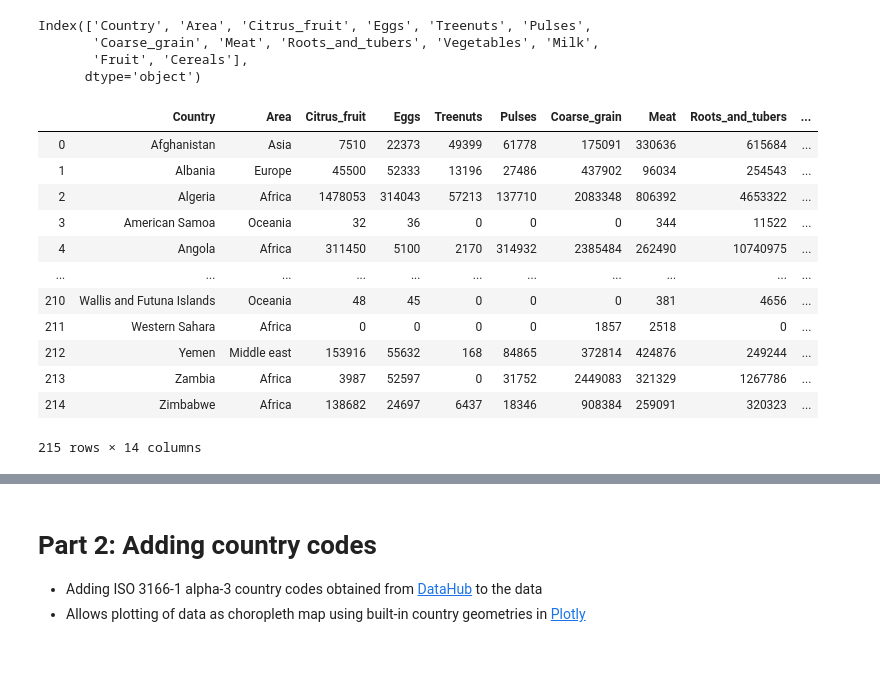
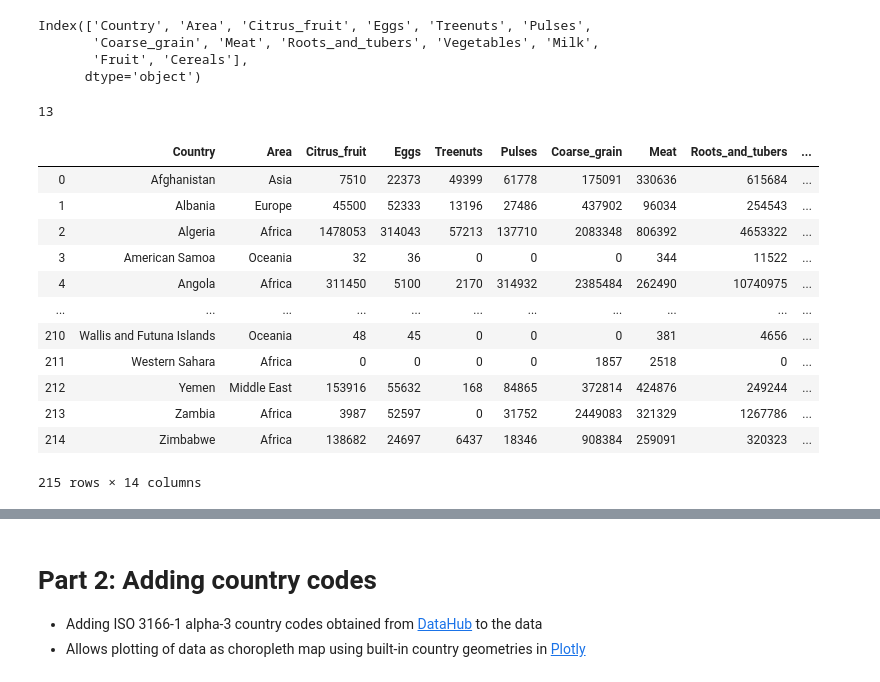
Before and after one commit to vtwkam1/world-food-production, a Jupyter notebook: cfg.ipynb, the cells around one changed output, grey strips where cells are left out. Cells and saved outputs as stored; diff of their text form; code cells hidden in the pictures.

```diff
--- a/cfg.ipynb
+++ b/cfg.ipynb
@@ -42,18 +42,26 @@ Index(['Country', 'Area', 'Citrus_fruit', 'Eggs', 'Treenuts', 'Pulses',
 # %%
 # calculate total production
 data['Total'] = data.sum(axis=1, numeric_only=True)
-data
-# %% [output]
-|  | Country | Area | Citrus_fruit | Eggs | Treenuts | Pulses | Coarse_grain | Meat | Roots_and_tubers | ... |
-| 0 | Afghanistan | Asia | 7510 | 22373 | 49399 | 61778 | 175091 | 330636 | 615684 | ... |
-| 1 | Albania | Europe | 45500 | 52333 | 13196 | 27486 | 437902 | 96034 | 254543 | ... |
-| 2 | Algeria | Africa | 1478053 | 314043 | 57213 | 137710 | 2083348 | 806392 | 4653322 | ... |
-| 3 | American Samoa | Oceania | 32 | 36 | 0 | 0 | 0 | 344 | 11522 | ... |
-| 4 | Angola | Africa | 311450 | 5100 | 2170 | 314932 | 2385484 | 262490 | 10740975 | ... |
-| ... | ... | ... | ... | ... | ... | ... | ... | ... | ... | ... |
-| 210 | Wallis and Futuna Islands | Oceania | 48 | 45 | 0 | 0 | 0 | 381 | 4656 | ... |
-| 211 | Western Sahara | Africa | 0 | 0 | 0 | 0 | 1857 | 2518 | 0 | ... |
-| 212 | Yemen | Middle east | 153916 | 55632 | 168 | 84865 | 372814 | 424876 | 249244 | ... |
-| 213 | Zambia | Africa | 3987 | 52597 | 0 | 31752 | 2449083 | 321329 | 1267786 | ... |
-| 214 | Zimbabwe | Africa | 138682 | 24697 | 6437 | 18346 | 908384 | 259091 | 320323 | ... |
-215 rows × 14 columns
+# %%
+# identified improper capitalisation of Middle East when plotting
+data['Area'].str.contains('Middle east').sum()
+# %% [output]
+13
+# %%
+# ensure proper title-style capitalisation of continent names
+data['Area'] = data['Area'].str.title()
+data
+# %% [output]
+|  | Country | Area | Citrus_fruit | Eggs | Treenuts | Pulses | Coarse_grain | Meat | Roots_and_tubers | ... |
+| 0 | Afghanistan | Asia | 7510 | 22373 | 49399 | 61778 | 175091 | 330636 | 615684 | ... |
+| 1 | Albania | Europe | 45500 | 52333 | 13196 | 27486 | 437902 | 96034 | 254543 | ... |
+| 2 | Algeria | Africa | 1478053 | 314043 | 57213 | 137710 | 2083348 | 806392 | 4653322 | ... |
+| 3 | American Samoa | Oceania | 32 | 36 | 0 | 0 | 0 | 344 | 11522 | ... |
+| 4 | Angola | Africa | 311450 | 5100 | 2170 | 314932 | 2385484 | 262490 | 10740975 | ... |
+| ... | ... | ... | ... | ... | ... | ... | ... | ... | ... | ... |
+| 210 | Wallis and Futuna Islands | Oceania | 48 | 45 | 0 | 0 | 0 | 381 | 4656 | ... |
+| 211 | Western Sahara | Africa | 0 | 0 | 0 | 0 | 1857 | 2518 | 0 | ... |
+| 212 | Yemen | Middle East | 153916 | 55632 | 168 | 84865 | 372814 | 424876 | 249244 | ... |
+| 213 | Zambia | Africa | 3987 | 52597 | 0 | 31752 | 2449083 | 321329 | 1267786 | ... |
+| 214 | Zimbabwe | Africa | 138682 | 24697 | 6437 | 18346 | 908384 | 259091 | 320323 | ... |
+215 rows × 14 columns
```
Also changed, not shown: parts of 14 cells of this notebook.
